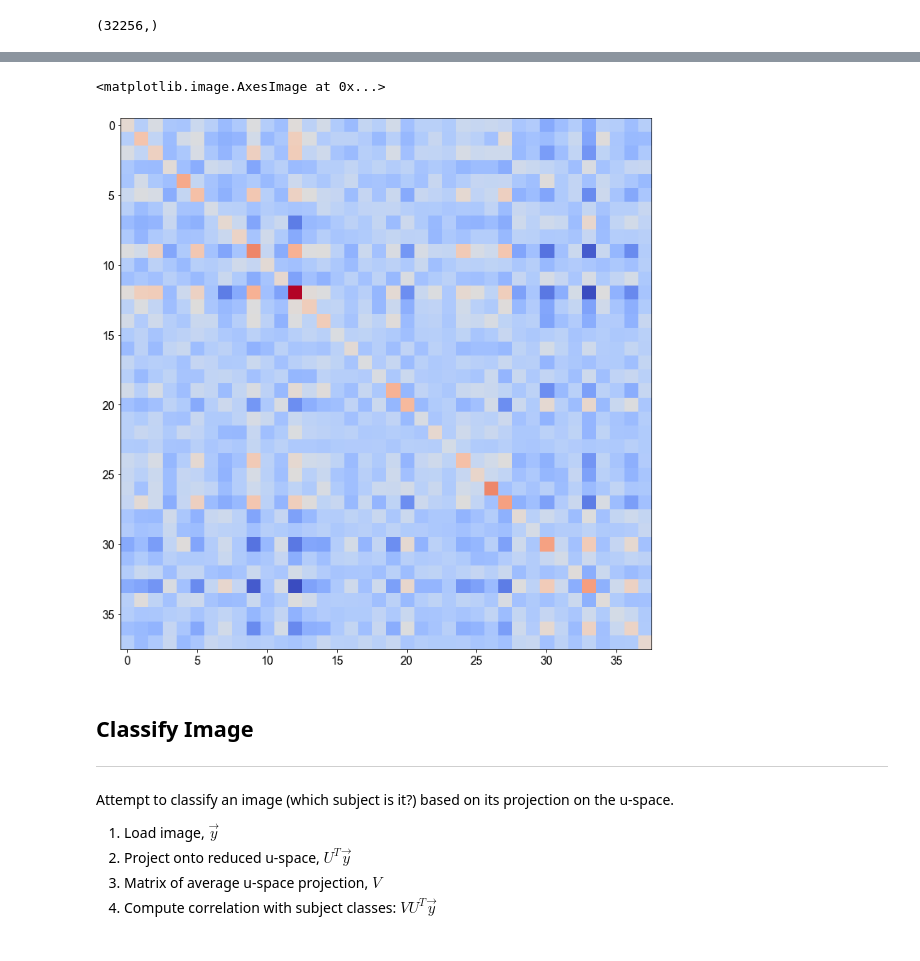
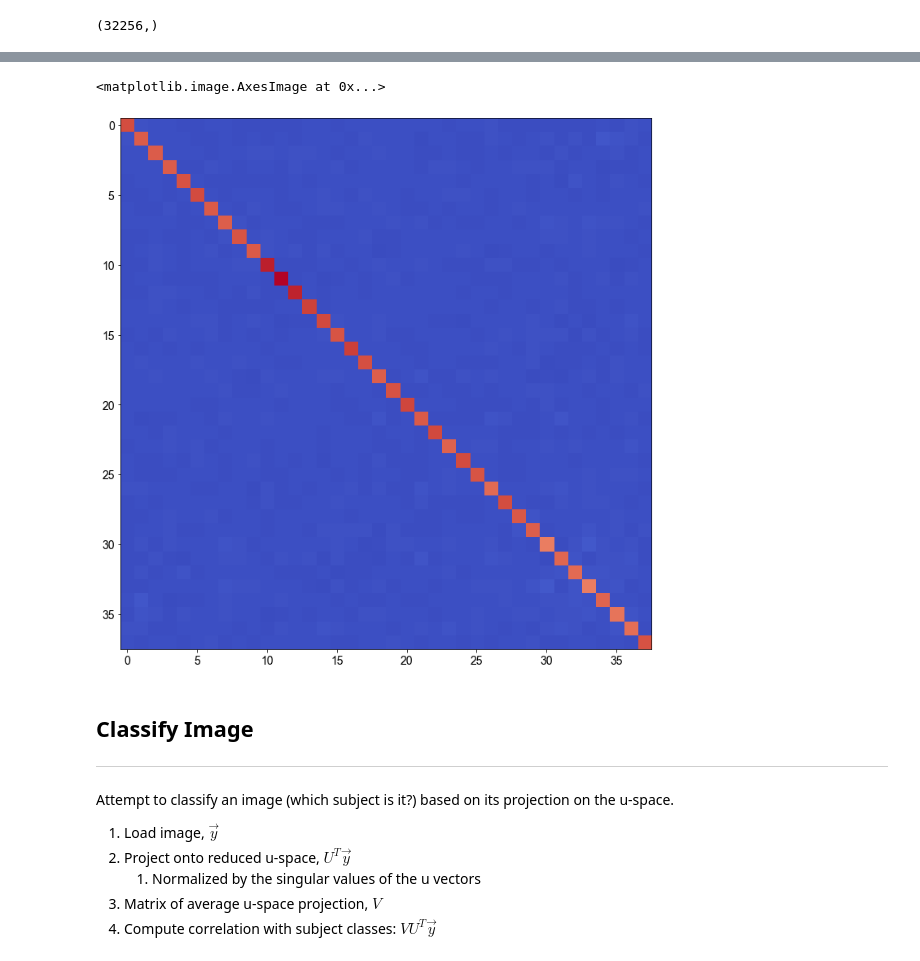
Before and after one commit to igred8/signal, a Jupyter notebook: signal/notebooks/1.0-SVD-classification-images-igad.ipynb, the cells around one changed output, grey strips where cells are left out. Cells and saved outputs as stored; diff of their text form; code cells hidden in the pictures.

Commit message:
norm by s values, classification eror

```diff
--- a/signal/notebooks/1.0-SVD-classification-images-igad.ipynb
+++ b/signal/notebooks/1.0-SVD-classification-images-igad.ipynb
@@ -79,7 +79,10 @@ for k in image_keys:
    # fns in model folder
    fns = os.listdir(image_filepath+image_key_filepath_prefix+k)
    # ambient is sometimes not useful, discard non-PGM files
-   fns = [fn for fn in fns if ('.pgm' in fn)&('Ambient' not in fn)]
+   fns = [fn for fn in fns if ('.pgm' in fn)
+                              & ('Ambient' not in fn)
+                              & ('.bad' not in fn)
+                              ]
 
    nfns = len(fns)
    # shuffle the image names
@@ -184,7 +187,7 @@ plt.show()
 2. Compute the average u-space projection for each subject.
 # %%
 # number of SVD vectors in dimension reduced U-space
-N_UVEC = 1000
+N_UVEC = 777
 umat_reduced = umat[:, :N_UVEC]
 
 key_projections = {}
@@ -196,7 +199,7 @@ for key, fns in train_fns.items():
     for i,fn in enumerate(fns):
         imgvec = load_img_vector(image_filepath+fn, meanvec=train_meanvec)
 
-        uproj_fn = np.transpose(umat_reduced) @ imgvec
+        uproj_fn = (np.transpose(umat_reduced) @ imgvec) / svals[:N_UVEC]
 
         uproj[:,i] = uproj_fn
 
@@ -206,14 +209,15 @@ imgvec.shape
 # %% [output]
 (32256,)
 # %%
-keytemp = '01'
+keytemp = '10'
 fig,ax = plt.subplots(figsize=(9,6))
 nimg = key_projections[keytemp].shape[1]
 
-umean = np.median(key_projections[keytemp], axis=1)
-ax.semilogy(np.abs(umean), linewidth=3, zorder=1)
-for i in range(5):
-    ax.semilogy(np.abs(key_projections[keytemp][:,i]), color='k', linewidth=1.5, zorder=0)
+umean = np.mean(key_projections[keytemp], axis=1)
+ax.plot((umean), linewidth=3, zorder=1)
+for i in range(nimg):
+    # ax.semilogy(np.abs(key_projections[keytemp][:,i]), color='k', linewidth=1.5, zorder=0)
+    ax.plot((key_projections[keytemp][:,i]), color='k', linewidth=0.5, alpha=0.5, zorder=0)
 ax.set_xlim([0,42])
 # ax.set_ylim([-1000,1000])
 plt.show()
@@ -239,12 +250,12 @@ for i,(key,proj) in enumerate(key_projections.items()):
 # %%
 fig,ax = plt.subplots(figsize=(12,12))
 
-# plt.imshow(key_projections_u_mean @ np.transpose(key_projections_u_mean) , aspect=1, cmap='coolwarm',  interpolation='none')
-plt.imshow(key_projections_u_median @ np.transpose(key_projections_u_median) , aspect=1, cmap='coolwarm',  interpolation='none')
+plt.imshow(key_projections_u_mean @ np.transpose(key_projections_u_mean) , aspect=1, cmap='coolwarm',  interpolation='none')
+# plt.imshow(key_projections_u_median @ np.transpose(key_projections_u_median) , aspect=1, cmap='coolwarm',  interpolation='none')
 # plt.imshow(np.transpose(key_projections_u_mean[:,:]), aspect=1, cmap='coolwarm', vmin=-5e3,vmax=5e3, interpolation='none')
 # %% [output]
 <matplotlib.image.AxesImage at 0x...>
-[figure, old version]
+[figure, new version]
 # %% [markdown]
 ## Classify Image
 ---
@@ -252,6 +263,7 @@ plt.imshow(key_projections_u_median @ np.transpose(key_projections_u_median) , a
 Attempt to classify an image (which subject is it?) based on its projection on the u-space.
 1. Load image, $\vec{y}$
 2. Project onto reduced u-space, $U^T\vec{y}$
+   1. Normalized by the singular values of the u vectors
 3. Matrix of average u-space projection, $V$
 4. Compute correlation with subject classes: $V U^T\vec{y}$
 # %%
```
Also changed, not shown: parts of 16 cells of this notebook.
